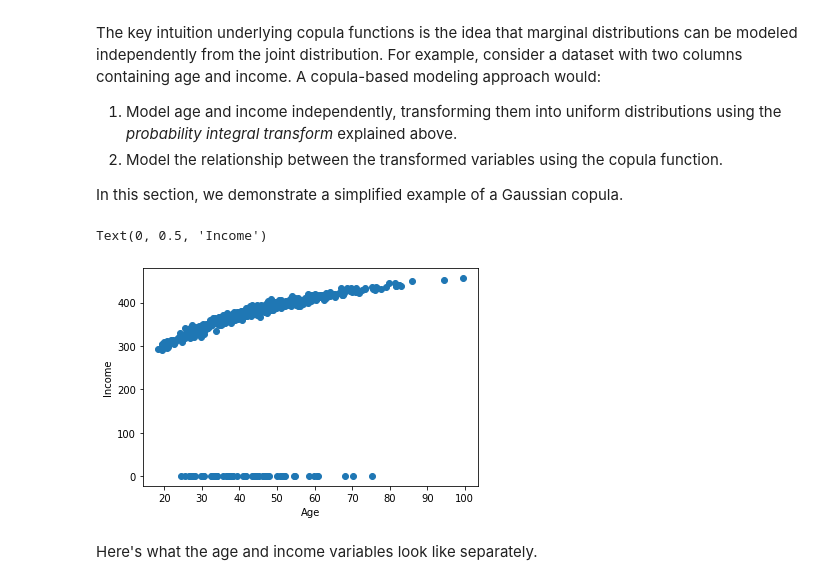
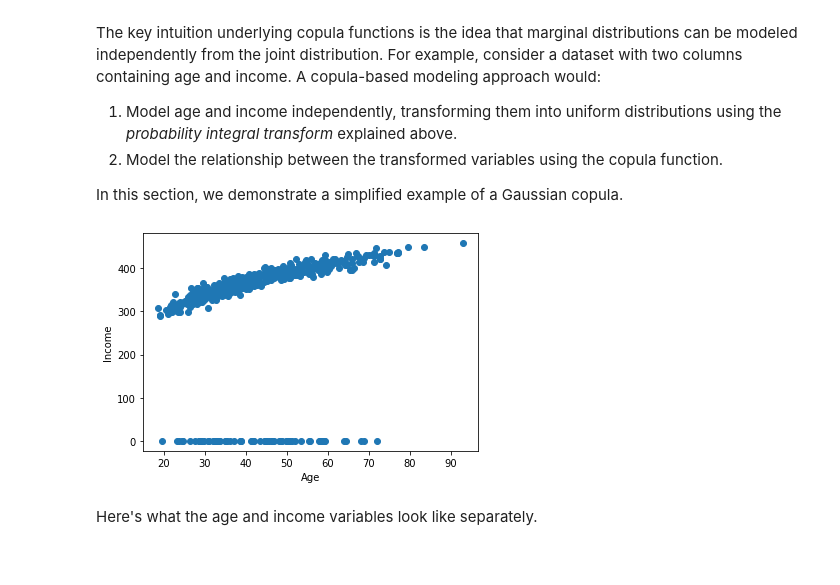
Before and after one commit to sdv-dev/Copulas, a Jupyter notebook: tutorials/1_introduction.ipynb, the cells around one changed output. Cells and saved outputs as stored; diff of their text form; code cells hidden in the pictures.

```diff
--- a/tutorials/1_introduction.ipynb
+++ b/tutorials/1_introduction.ipynb
@@ -99,10 +85,12 @@ df = pd.DataFrame({
 # %%
+from copulas.datasets import load_age_income
+
+df = load_age_income()
 plt.scatter(df["age"], df["income"])
 plt.xlabel("Age")
-plt.ylabel("Income")
+plt.ylabel("Income");
 # %% [output]
-Text(0, 0.5, 'Income')
-[figure, old version]
+[figure, new version]
 # %% [markdown]
 Here's what the age and income variables look like separately.
 # %%
```
Also changed, not shown: parts of 5 cells of this notebook, 5 other files.
